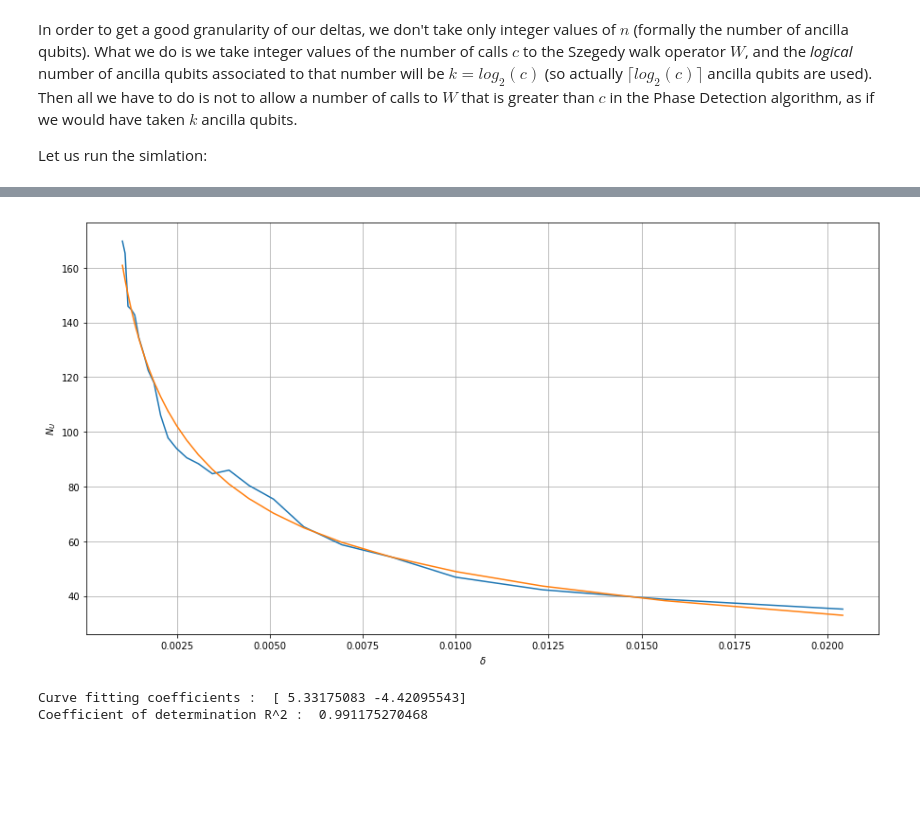
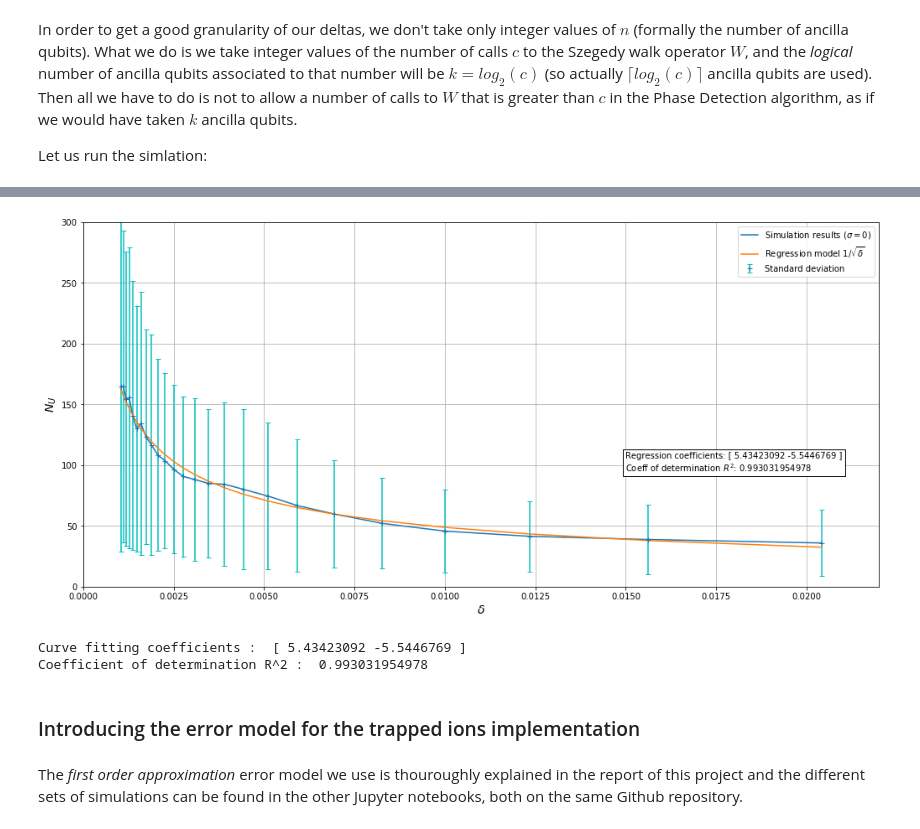
Before and after one commit to sjerbi/Quantum-Reinforcement-Learning, a Jupyter notebook: Quantum-enhanced Projective Simulation.ipynb, the cells around one changed output, grey strips where cells are left out. Cells and saved outputs as stored; diff of their text form; code cells hidden in the pictures; blank space fills up the shorter version.

Commit message:
Code at the deadline of the project

```diff
--- a/Quantum-enhanced Projective Simulation.ipynb
+++ b/Quantum-enhanced Projective Simulation.ipynb
@@ -724,18 +786,3 @@ print("done")
 93 %
 96 %
 done
-# %%
-NUss_mean = []
-NUss_std = []
-for NUs in NUss:
-    NUss_mean+=[np.mean(NUs)]
-    NUss_std+=[np.std(NUs)]
-
-plt.figure(figsize=(17,8))
-plt.plot(deltas, NUss_mean)
-plt.errorbar(deltas, NUss_mean, NUss_std, ecolor='c')
-
-plt.xlabel('$\delta$')
-plt.ylabel('$N_U$')
-plt.grid(True)
-plt.show()
@@ -744,12 +788,0 @@ plt.show()
-# %%
-NUss_mean = []
-for NUs in NUss:
-    NUss_mean+=[np.mean(NUs)]
-
-plt.figure(figsize=(15,8))
-plt.plot(deltas, NUss_mean)
-
-plt.xlabel('$\delta$')
-plt.ylabel('$N_U$')
-plt.grid(True)
-plt.show()
@@ -758,24 +799,36 @@ plt.show()
 # %%
 NUss_mean = []
+NUss_std = []
 for NUs in NUss:
     NUss_mean+=[np.mean(NUs)]
+    NUss_std+=[np.std(NUs)]
 
 curve_fit = np.polyfit(1/np.sqrt(deltas), NUss_mean, 1, full=True)
 coeff = curve_fit[0]
 res = curve_fit[1][0]
 rsqr = 1 - res / (len(NUss_mean) * np.var(NUss_mean))
 
-plt.figure(figsize=(15,8))
-plt.plot(deltas[5:], NUss_mean[5:])
-plt.plot(deltas[5:], coeff[0]/np.sqrt(deltas[5:])+coeff[1])
+plt.figure(figsize=(17,8))
+results, = plt.plot(deltas[5:], NUss_mean[5:], label='Simulation results ($\sigma=0$)')
+model, = plt.plot(deltas[5:], coeff[0]/np.sqrt(deltas[5:])+coeff[1], label='Regression model $1/\sqrt{\delta}$')
+errbar = plt.errorbar(deltas[5:], NUss_mean[5:], NUss_std[5:], ecolor='c', linestyle='None', marker='+', capsize=3, label='Standard deviation')
+axes = plt.gca()
+axes.set_ylim([0,300])
+axes.set_xlim([0,0.022])
 
-plt.xlabel('$\delta$')
-plt.ylabel('$N_U$')
+plt.legend(handles=[results, model, errbar])
+plt.text(0.015,95,'Regression coefficients: '+str(coeff)+'\nCoeff of determination $R^2$: '+str(rsqr),bbox=dict(facecolor='white',edgecolor='black',boxstyle='square'))
+plt.xlabel('$\delta$', fontsize=14)
+plt.ylabel('$N_U$', fontsize=14)
 plt.grid(True)
 plt.show()
 print("Curve fitting coefficients : ", coeff)
 print('Coefficient of determination R^2 : ', rsqr)
 # %% [output]
-[figure, old version]
+[figure, new version]
-Curve fitting coefficients :  [ 5.33175083 -4.42095543]
-Coefficient of determination R^2 :  0.991175270468
+Curve fitting coefficients :  [ 5.43423092 -5.5446769 ]
+Coefficient of determination R^2 :  0.993031954978
+# %% [markdown]
+<h3>Introducing the error model for the trapped ions implementation</h3>
+# %% [markdown]
+The *first order approximation* error model we use is thouroughly explained in the report of this project and the different sets of simulations can be found in the other Jupyter notebooks, both on the same Github repository.
```
Also changed, not shown: parts of 20 cells of this notebook, 10 other files.
